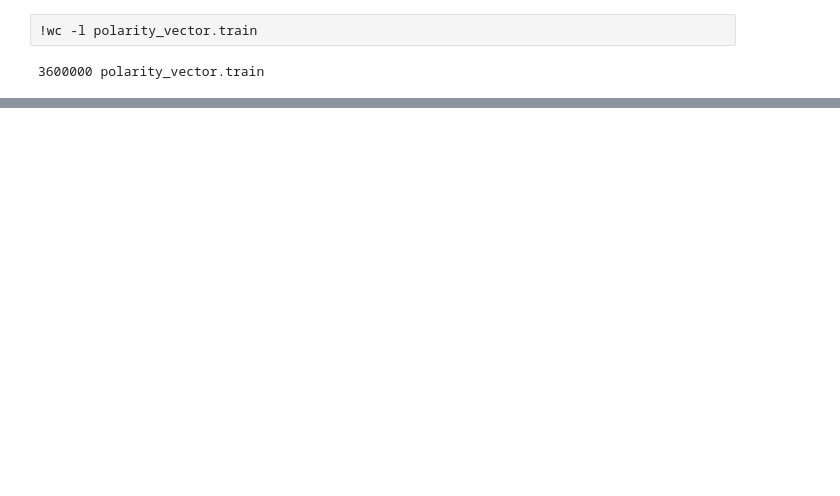
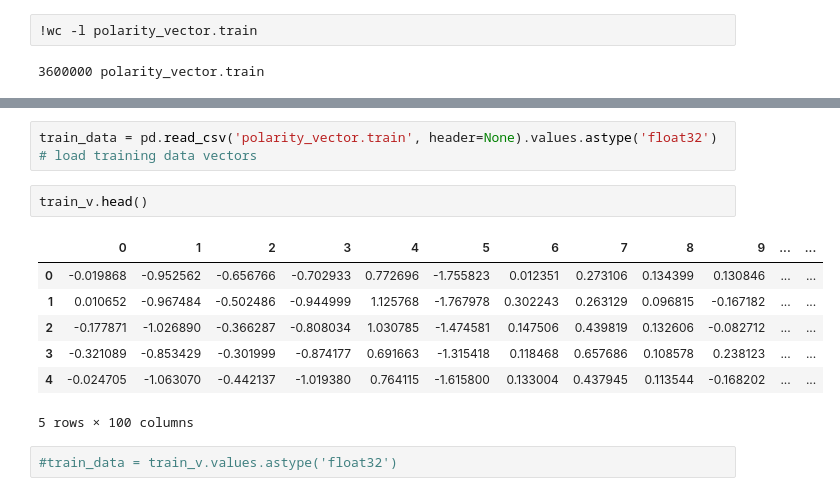
Before and after one commit to Sateeshnallamothu/aws-nlp-blazingtext, a Jupyter notebook: nlp-unsupervised.ipynb, the cells around one changed output, grey strips where cells are left out. Saved outputs shown, nothing was run; the diff lists cells and outputs as text; blank space fills up the shorter version.

```diff
--- a/nlp-unsupervised.ipynb
+++ b/nlp-unsupervised.ipynb
@@ -374,0 +421,14 @@ convert_sentence_to_vector('/home/ec2-user/SageMaker/amazon_review_polarity_csv/
+# %%
+train_data = pd.read_csv('polarity_vector.train', header=None).values.astype('float32')  # load training data vectors
+# %%
+train_v.head()
+# %% [output]
+|  | 0 | 1 | 2 | 3 | 4 | 5 | 6 | 7 | 8 | 9 | ... | ... |
+| 0 | -0.019868 | -0.952562 | -0.656766 | -0.702933 | 0.772696 | -1.755823 | 0.012351 | 0.273106 | 0.134399 | 0.130846 | ... | ... |
+| 1 | 0.010652 | -0.967484 | -0.502486 | -0.944999 | 1.125768 | -1.767978 | 0.302243 | 0.263129 | 0.096815 | -0.167182 | ... | ... |
+| 2 | -0.177871 | -1.026890 | -0.366287 | -0.808034 | 1.030785 | -1.474581 | 0.147506 | 0.439819 | 0.132606 | -0.082712 | ... | ... |
+| 3 | -0.321089 | -0.853429 | -0.301999 | -0.874177 | 0.691663 | -1.315418 | 0.118468 | 0.657686 | 0.108578 | 0.238123 | ... | ... |
+| 4 | -0.024705 | -1.063070 | -0.442137 | -1.019380 | 0.764115 | -1.615800 | 0.133004 | 0.437945 | 0.113544 | -0.168202 | ... | ... |
+5 rows × 100 columns
+# %%
+#train_data = train_v.values.astype('float32')
```
Also changed, not shown: parts of 16 cells of this notebook.
